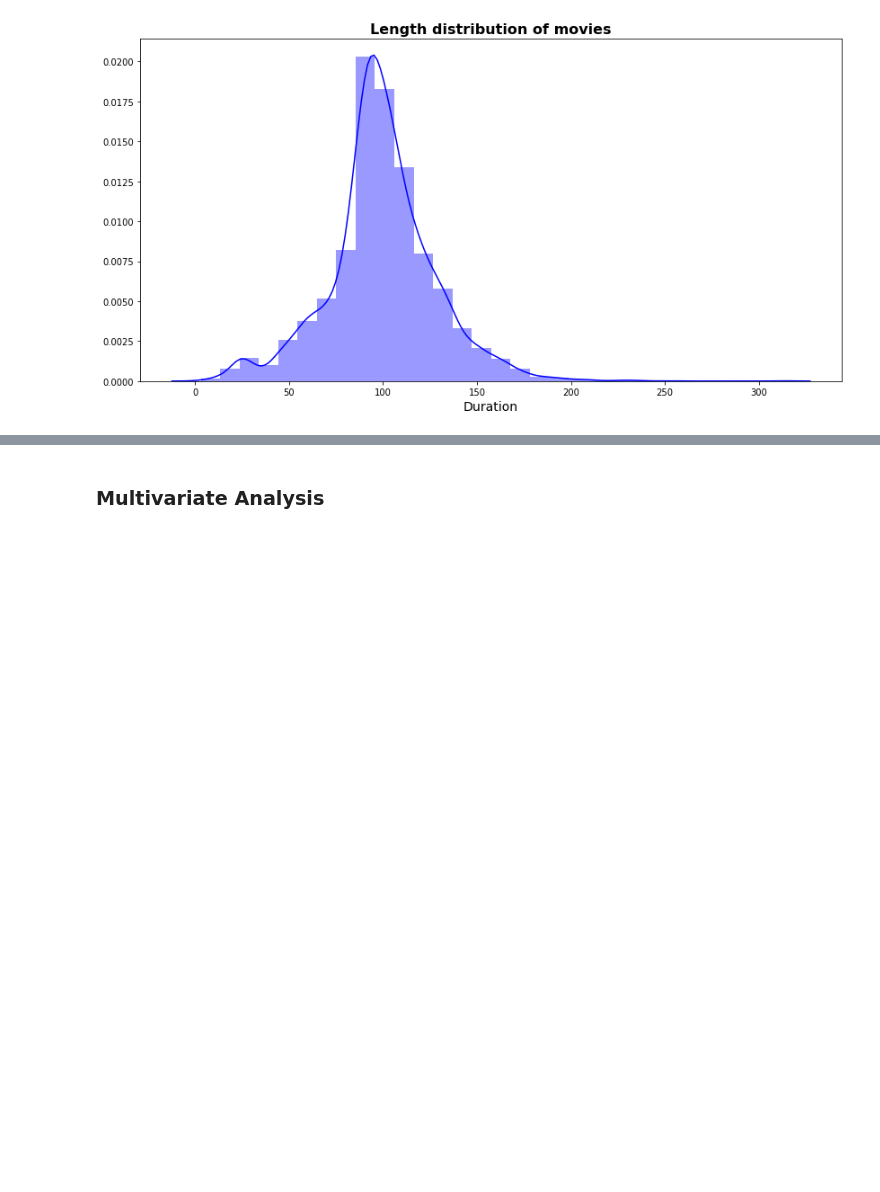
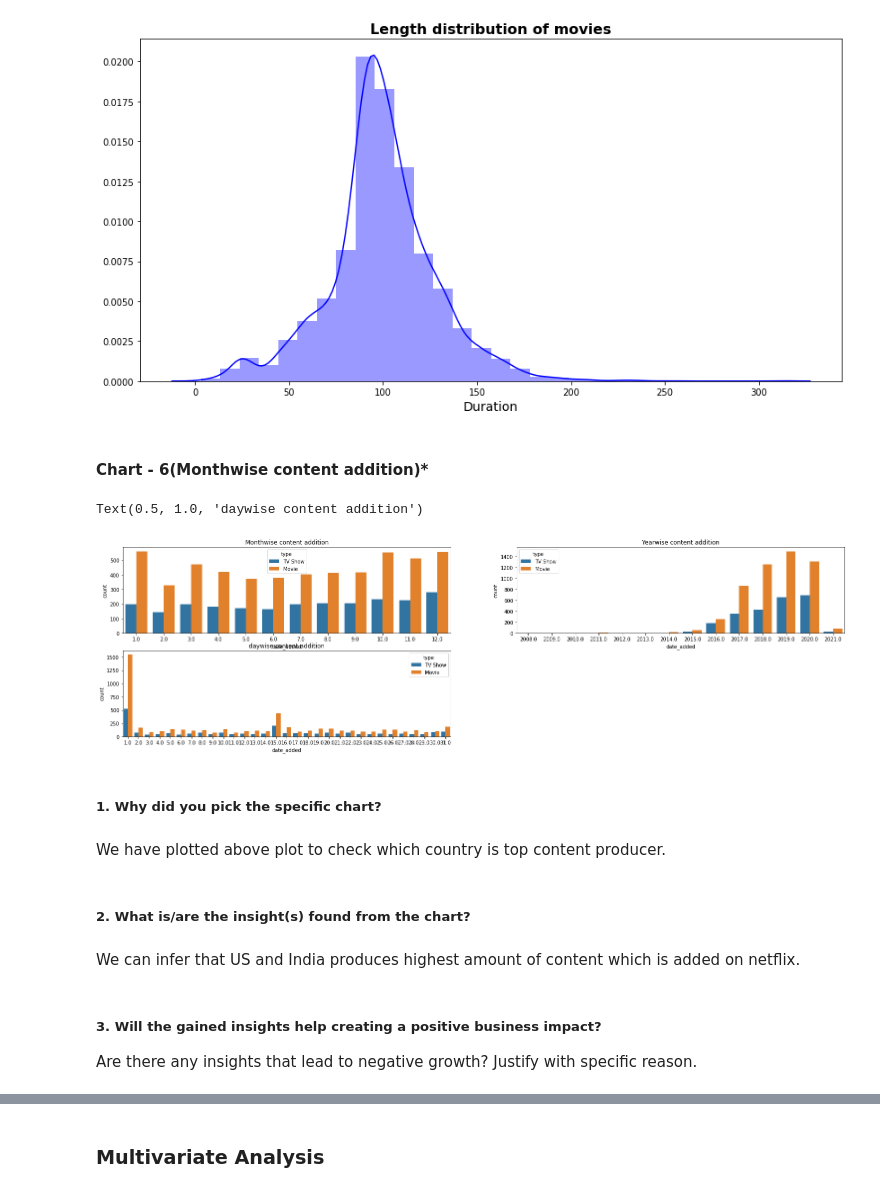
Before and after one commit to manjirikulkarni03/NETFLIX-MOVIES-AND-TV-SHOWS-CLUSTERING, a Jupyter notebook: INDIVIDUAL_NETFLIX_MOVIES_AND_TV_SHOWS_CLUSTERING.ipynb, the cells around one changed output, grey strips where cells are left out. Saved outputs shown, nothing was run; the diff lists cells and outputs as text; code cells hidden in the pictures; blank space fills up the shorter version.

```diff
--- a/INDIVIDUAL_NETFLIX_MOVIES_AND_TV_SHOWS_CLUSTERING.ipynb
+++ b/INDIVIDUAL_NETFLIX_MOVIES_AND_TV_SHOWS_CLUSTERING.ipynb
@@ -594,3 +606,34 @@ plt.xlabel('Duration', fontsize=14)
 plt.show()
 # %% [output]
 [figure]
+# %% [markdown]
+#### Chart - 6(Monthwise content addition)*
+# %%
+#Plotting a countplot for getting better insights from monthwise addition
+plt.figure(figsize=(26,7))
+
+plt.subplot(2,2,1)
+sns.countplot(x=netflix['date_added'].dt.month,hue='type',data=netflix)
+plt.title("Monthwise content addition")
+
+plt.subplot(2,2,2)
+sns.countplot(x=netflix['date_added'].dt.year,hue='type',data=netflix)
+plt.title("Yearwise content addition")
+
+plt.subplot(2,2,3)
+sns.countplot(x=netflix['date_added'].dt.day,hue='type',data=netflix)
+plt.title("daywise content addition")
+# %% [output]
+Text(0.5, 1.0, 'daywise content addition')
+[figure, added]
+# %% [markdown]
+##### 1. Why did you pick the specific chart?
+# %% [markdown]
+We have plotted above plot to check which country is top content producer.
+# %% [markdown]
+##### 2. What is/are the insight(s) found from the chart?
+# %% [markdown]
+We can infer that US and India produces highest amount of content which is added on netflix.
+# %% [markdown]
+##### 3. Will the gained insights help creating a positive business impact?
+Are there any insights that lead to negative growth? Justify with specific reason.
```
Also changed, not shown: parts of 12 cells of this notebook.
